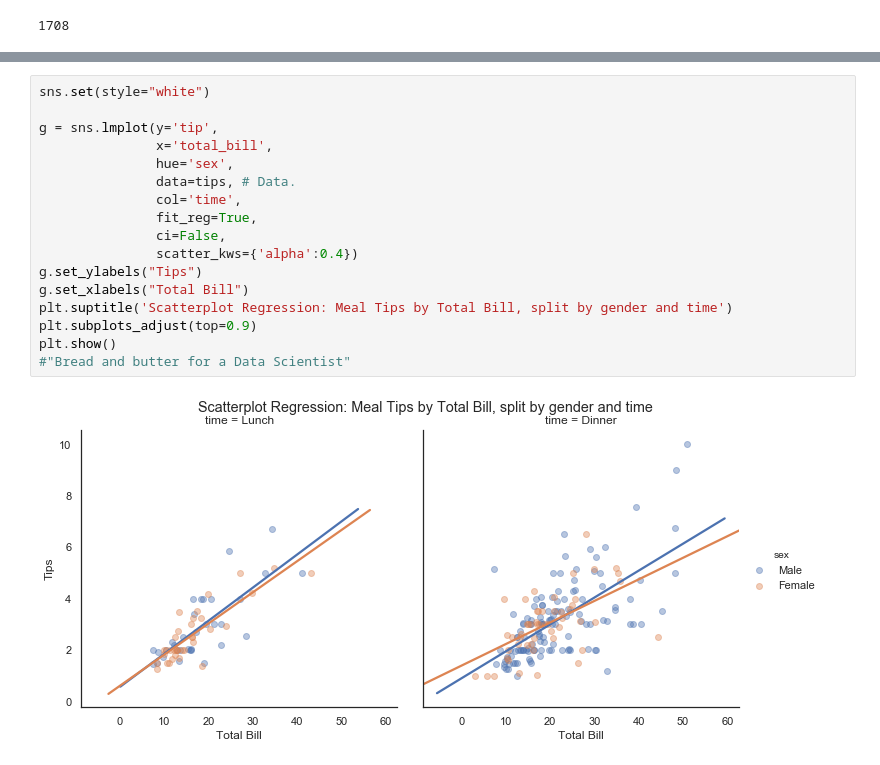
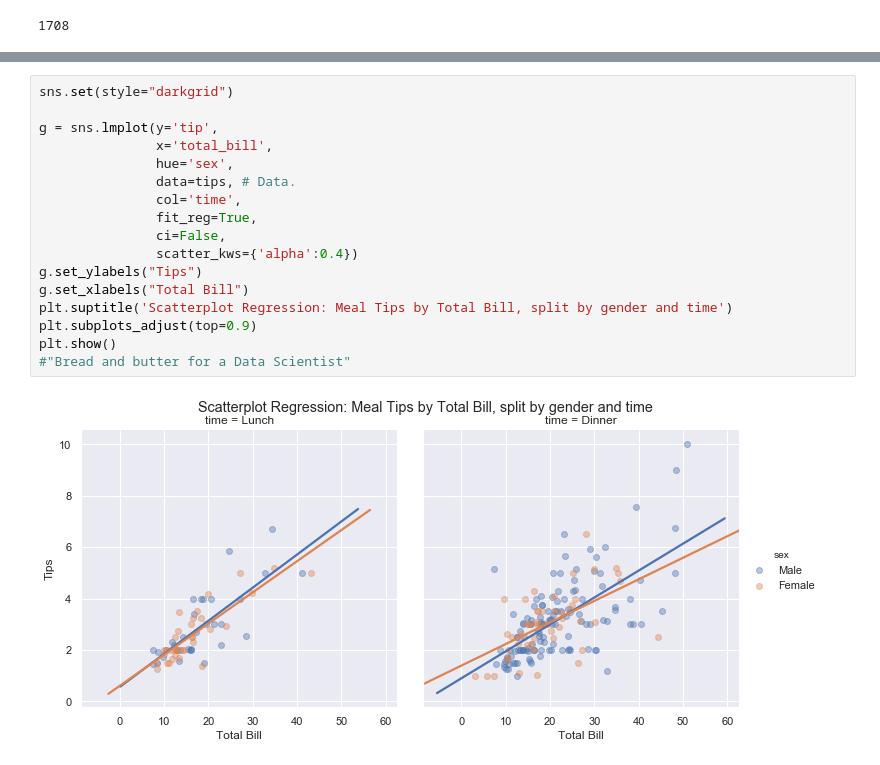
Before and after one commit to emett75/SQL-Drills, a Jupyter notebook: SQL Drills Lesson 3.3 Seaborn.ipynb, the cells around one changed output, grey strips where cells are left out. Cells and saved outputs as stored; diff of their text form.

```diff
--- a/SQL Drills Lesson 3.3 Seaborn.ipynb
+++ b/SQL Drills Lesson 3.3 Seaborn.ipynb
@@ -179,21 +179,21 @@ print(tips.total_bill)
 243    18.78
 Name: total_bill, Length: 244, dtype: float64
 # %%
-sns.set(style="white")
+sns.set(style="darkgrid")
 
 g = sns.lmplot(y='tip',
                x='total_bill',
                hue='sex',
                data=tips, # Data.
                col='time',
                fit_reg=True,
                ci=False,
                scatter_kws={'alpha':0.4})
 g.set_ylabels("Tips")
 g.set_xlabels("Total Bill")
 plt.suptitle('Scatterplot Regression: Meal Tips by Total Bill, split by gender and time')
 plt.subplots_adjust(top=0.9)
 plt.show()
 #"Bread and butter for a Data Scientist"
 # %% [output]
-[figure, old version]
+[figure, new version]
```
Also changed, not shown: 2 other files.
